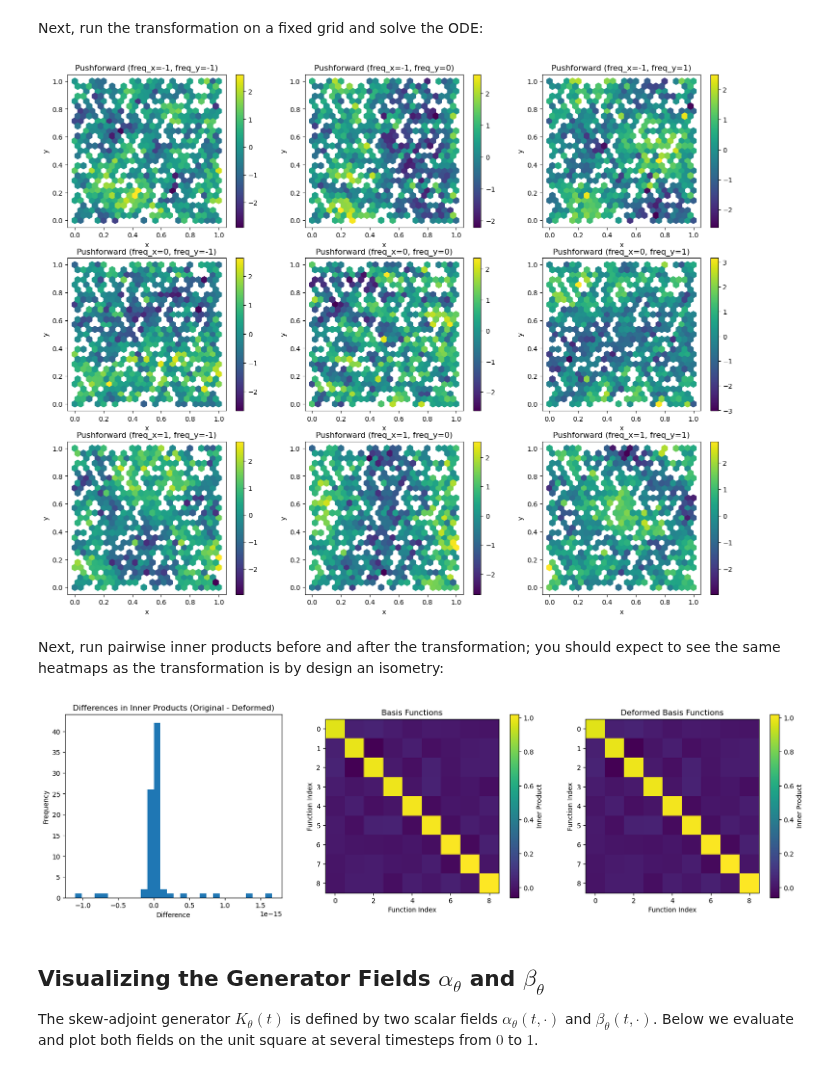
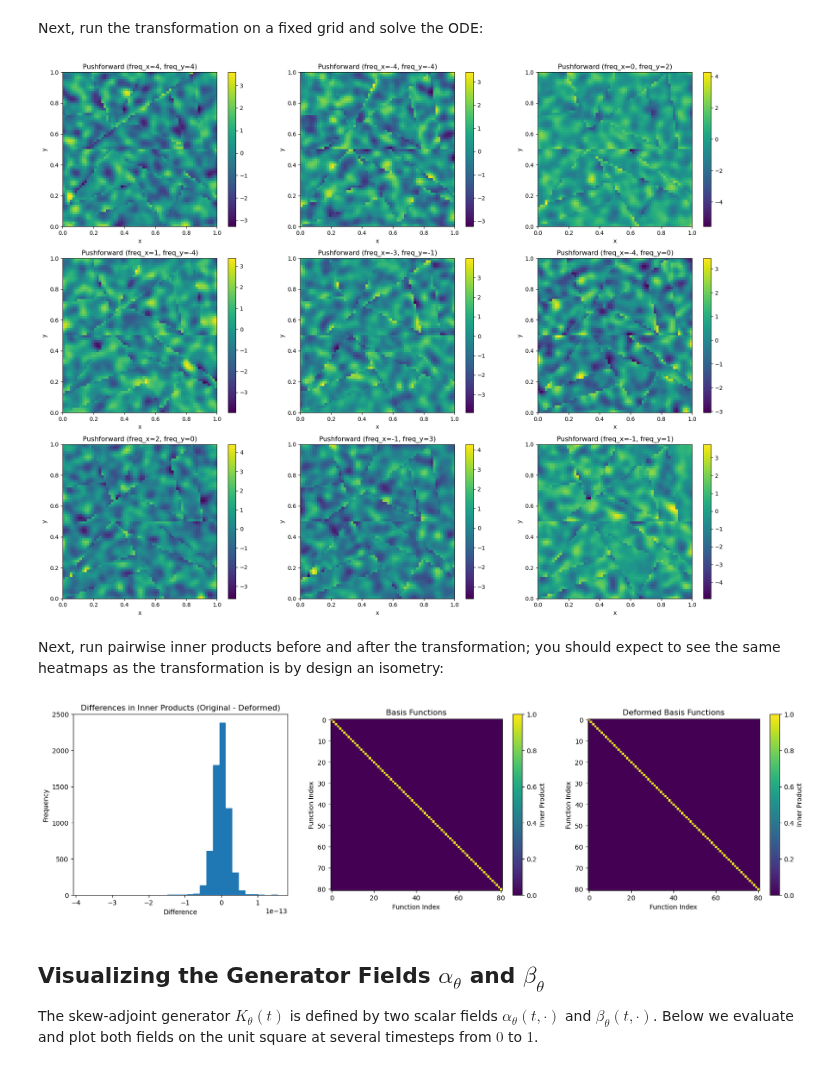
Before and after one commit to HamidrezaKmK/Learning-ONBs, a Jupyter notebook: notebooks/isometries/eulerian_transform.ipynb, the cells around one changed output. Drawn from its saved outputs; the diff is of its cells as text; code cells hidden in the pictures.

Commit message:
save everything before Sina

```diff
--- a/notebooks/isometries/eulerian_transform.ipynb
+++ b/notebooks/isometries/eulerian_transform.ipynb
@@ -48,6 +27,8 @@ Run the following code to create such an isometry:
 from infidictionary.neural_isometries import EulerianIsometry
 from infidictionary.networks import FourierDistortedFieldV4
 import functools
+
+GRID_SIZE = 32
 
 # manual seed for reproducibility
 torch.manual_seed(0)
@@ -55,16 +36,18 @@ isometry = EulerianIsometry(
     coords_dim=2,
     channels_dim=1,
     gradient_checkpointing=True,
-    acceleration=50.0,
-    sub_size=32,
+    clustering='spatial',
+    multigrid_strategy='multigrid',
+    base_acceleration=100.0,
+    sub_size=64 * 4,
     scalar_field_partial=functools.partial(
         FourierDistortedFieldV4,
-        n_modes=4,
-        freq_strides=1,
+        n_modes=32,
+        freq_strides=3,
         spatial_hidden_dims=[256, 256, 256],
         n_time_freqs=256,
         low_freq=0,
-        high_freq=5.0,
+        high_freq=10.0,
         low_t=0,
         high_t=1.0,
         gamma=1.0,
@@ -93,51 +76,51 @@ Next, run the transformation on a fixed grid and solve the ODE:
 # %%
 %autoreload 2
 from infidictionary.dictionaries import FourierDictionary
 from infidictionary.domain_samplers import SquareSampler
 
-fourier_basis = FourierDictionary(
-    domain_dim=2,
-    num_channels=1,
-    p=0.1,
-)
-indices_tensorized = fourier_basis.get_truncated_indices(2).to(device)
+fourier_basis = FourierDictionary(domain_dim=2, num_channels=1, p=0.1)
+torch.manual_seed(0)
+indices_tensorized = fourier_basis.get_truncated_indices(5).to(device)
+indices_tensorized = indices_tensorized[torch.randperm(indices_tensorized.shape[0])][:9]  # shuffle and take first 9
 
-# seed everything for reproducibility
-torch.manual_seed(0)
-N_per_dim = 32
+N_per_dim = 64
 end_time = 1.0
-all_deformed_vals = []
-xy = SquareSampler().sample(N_per_dim).to(device)
+
+# Regular grid — no noise so we can reshape to (N, N) for imshow
+xy = SquareSampler(stratified=True, add_noise=False).sample(N_per_dim).to(device)
 src_field = fourier_basis.get_atoms(xy, indices_tensorized)
-isometry.shuffle_model_state(100)
+isometry.shuffle_model_state(20)
 tgt_coords, _, tgt_field = isometry.pushforward(
     xy,
     torch.zeros(xy.shape[0], device=xy.device),
     src_field,
     start_time=0.0,
     end_time=end_time,
 )
-fig, axes = plt.subplots(nrows=3, ncols=3, figsize=(18,14))
+
+def field_to_img(f_N1, N):
+    """(N²,1) or (N²,) → (N, N) float ready for imshow(origin='lower').
+    ij-indexing: first dim = x (→ columns), second = y (→ rows), so transpose."""
+    return f_N1.detach().cpu().float().squeeze(-1).reshape(N, N).T.numpy()
+
+fig, axes = plt.subplots(nrows=3, ncols=3, figsize=(18, 14))
 for row in range(3):
     for col in range(3):
         ax = axes[row, col]
-        # approximate integral by monte carlo
-        ax.hexbin(
-            tgt_coords[:,0].detach().cpu(),
-            tgt_coords[:,1].detach().cpu(),
-            C=tgt_field[row * 3 + col].detach().cpu().squeeze(-1),
-            gridsize=25,
-            cmap='viridis',
+        im = ax.imshow(
+            field_to_img(tgt_field[row * 3 + col], N_per_dim),
+            origin='lower', extent=[0, 1, 0, 1], cmap='viridis',
         )
-        plt.colorbar(mappable=ax.collections[0], ax=ax)
+        plt.colorbar(im, ax=ax)
         idx_x = indices_tensorized[row * 3 + col, 0].item()
         idx_y = indices_tensorized[row * 3 + col, 1].item()
         ax.set_title(f'Pushforward (freq_x={idx_x}, freq_y={idx_y})')
         ax.set_xlabel('x')
         ax.set_ylabel('y')
+plt.tight_layout()
 plt.show()
 # %% [output]
-[figure, old version]
+[figure, new version]
 # %% [markdown]
 Next, run pairwise inner products before and after the transformation; you should expect to see the same heatmaps as the transformation is by design an isometry:
 # %%
@@ -169,7 +152,7 @@ axes[0].set_xlabel('Difference')
 axes[0].set_ylabel('Frequency')
 plt.show()
 # %% [output]
-[figure, old version]
+[figure, new version]
 # %% [markdown]
 ## Visualizing the Generator Fields $\alpha_\theta$ and $\beta_\theta$
 
```
Also changed, not shown: parts of 13 cells of this notebook, 7 other files.
